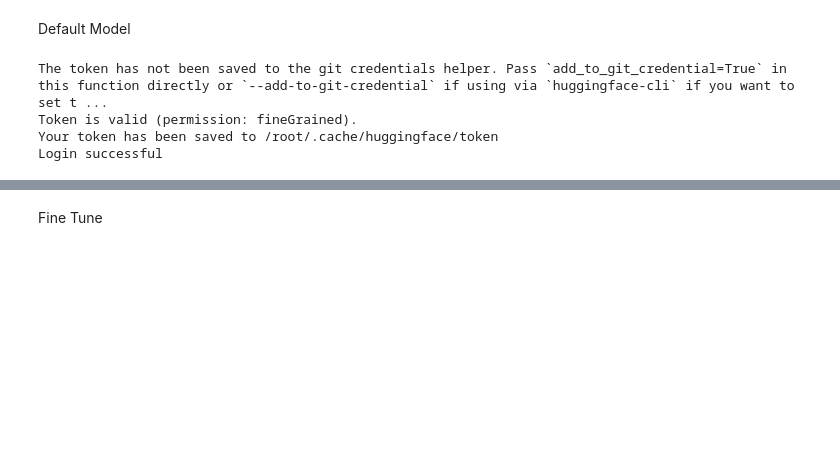
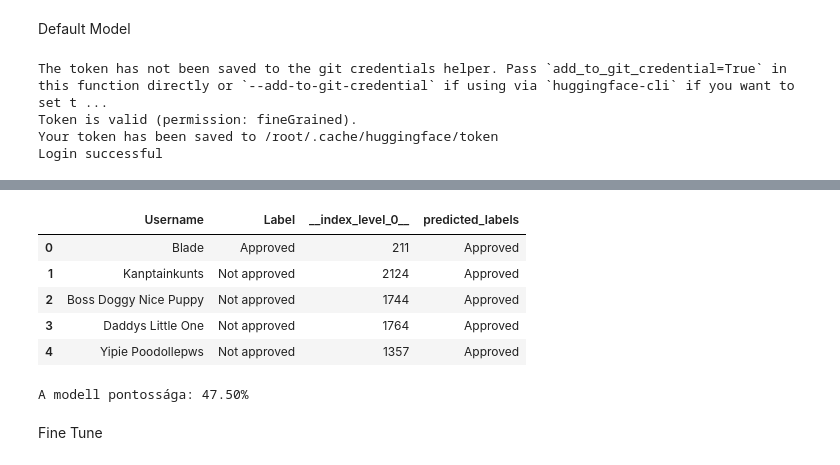
Before and after one commit to simnpeter/usernameApproving, a Jupyter notebook: Mistral.ipynb, the cells around one changed output, grey strips where cells are left out. Cells and saved outputs as stored; diff of their text form; code cells hidden in the pictures; blank space fills up the shorter version.

```diff
--- a/Mistral.ipynb
+++ b/Mistral.ipynb
@@ -149,13 +165,12 @@ def create_test_prompt(sample):
 
   return full_prompt
 # %%
-
 
 # Predikció végrehajtása a tesztkészleten
 predictions = []
 for input_text in dataset_test:
     # Generate prediction using the generate_response function
-    answer = generate_response(input_text['Username'], model)
+    answer = generate_response(create_test_prompt(input_text['Username']), model)
     # Add the prediction to the list
     predictions.append(answer)
 
@@ -167,6 +182,28 @@ predictions_df = pd.DataFrame({"predicted_labels": predictions})
 test_df = pd.DataFrame(dataset_test)
 
 test_with_predictions = pd.concat([test_df, predictions_df], axis=1)
+# %%
+pred = []
+for response in predictions:
+  answer = response.split()[-2:]
+  answer = answer[-1].replace("</s>", "").strip()
+  answer = answer[0].upper() + answer[1:]
+  pred.append(answer)
+# %%
+predictions_df = pd.DataFrame({"predicted_labels": pred})
+
+test_df = pd.DataFrame(dataset_test)
+
+test_with_predictions = pd.concat([test_df, predictions_df], axis=1)
+# %%
+test_with_predictions.head()
+# %% [output]
+|  | Username | Label | __index_level_0__ | predicted_labels |
+| 0 | Blade | Approved | 211 | Approved |
+| 1 | Kanptainkunts | Not approved | 2124 | Approved |
+| 2 | Boss Doggy Nice Puppy | Not approved | 1744 | Approved |
+| 3 | Daddys Little One | Not approved | 1764 | Approved |
+| 4 | Yipie Poodollepws | Not approved | 1357 | Approved |
 # %%
 from sklearn.metrics import accuracy_score
 
@@ -179,6 +216,8 @@ accuracy = accuracy_score(true_labels, predicted_labels)
 
 # Pontosság kiírása
 print(f"A modell pontossága: {accuracy * 100:.2f}%")
+# %% [output]
+A modell pontossága: 47.50%
 # %% [markdown]
 Fine Tune
 # %%
```
Also changed, not shown: parts of 4 cells of this notebook.
